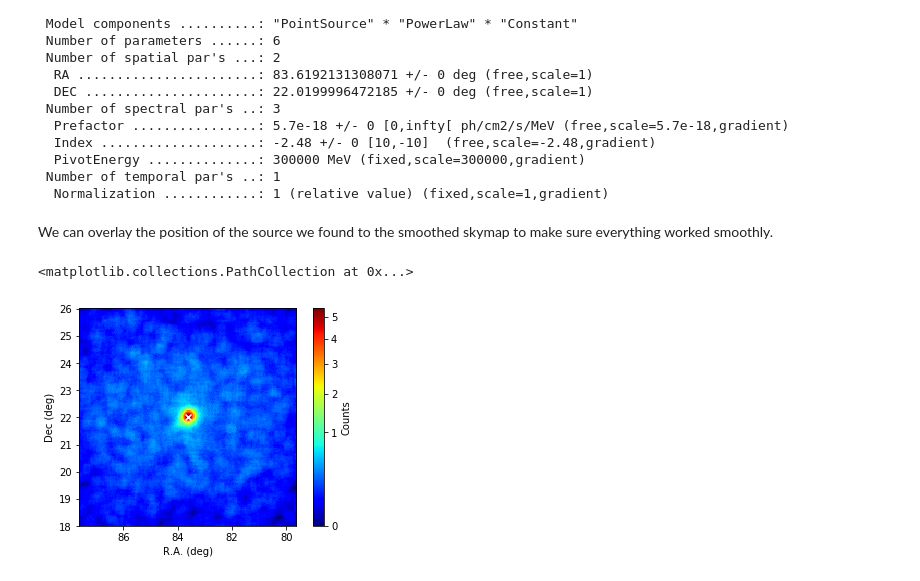
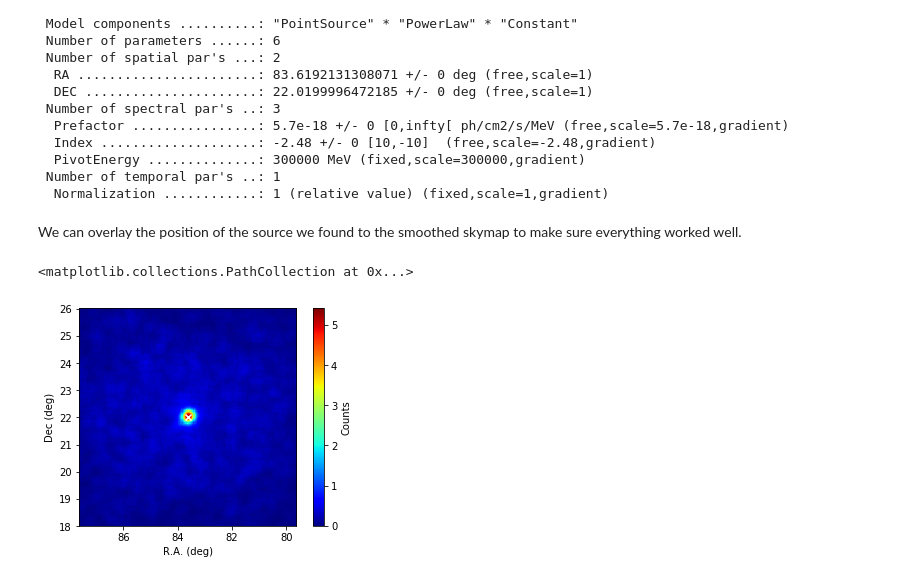
Before and after one commit to ctools/ctools, a Jupyter notebook: doc/source/users/tutorials/hess_dr1/skymap.ipynb, the cells around one changed output. Drawn from its saved outputs; the diff is of its cells as text; code cells hidden in the pictures.

```diff
--- a/doc/source/users/tutorials/hess_dr1/skymap.ipynb
+++ b/doc/source/users/tutorials/hess_dr1/skymap.ipynb
@@ -99,23 +99,22 @@ print(models)
  Number of temporal par's ..: 1
   Normalization ............: 1 (relative value) (fixed,scale=1,gradient)
 # %% [markdown]
-We can overlay the position of the source we found to the smoothed skymap to make sure everything worked smoothly.
+We can overlay the position of the source we found to the smoothed skymap to make sure everything worked well.
 # %%
 ax1 = plt.subplot()
 plt.imshow(srcdetect._map.array(),origin='lower',
             extent=[83.63+0.02*200,83.63-0.02*200,22.01-0.02*200,22.01+0.02*200],
             # boundaries of the coord grid
-            norm=colors.PowerNorm(gamma=0.5),
             cmap=plt.get_cmap('jet')) # square root scale
 ax1.set_xlabel('R.A. (deg)')
 ax1.set_ylabel('Dec (deg)')
 cbar = plt.colorbar()
 cbar.set_label('Counts')
 
 crab = models['Src001']
 
 ax1.scatter(crab['RA'].value(),crab['DEC'].value(),
            marker='x',c='white')
 # %% [output]
 <matplotlib.collections.PathCollection at 0x...>
-[figure, old version]
+[figure, new version]
```
Also changed, not shown: 4 other files.
